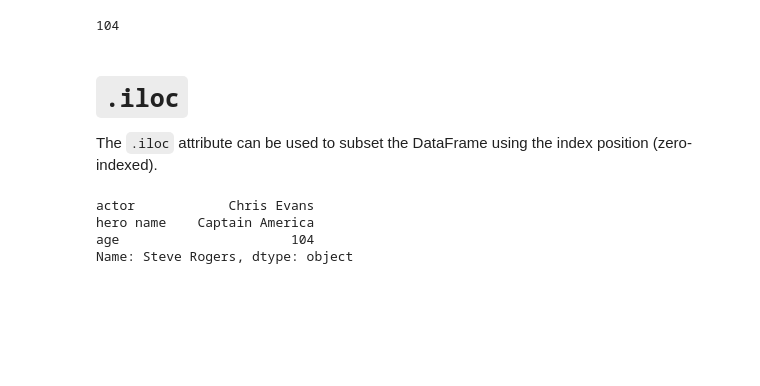
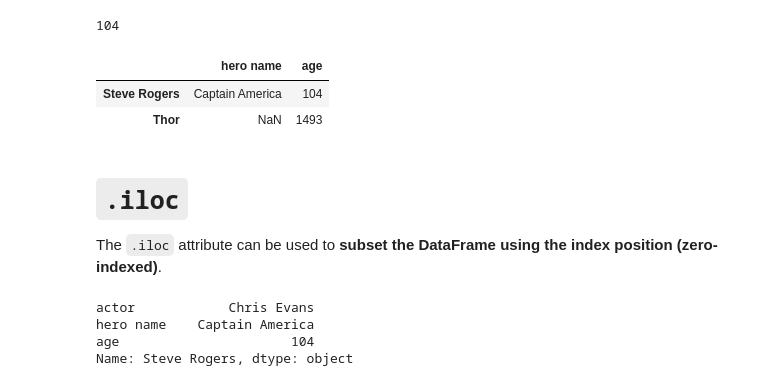
Before and after one commit to tunsulangi/2024-sp-stats21, a Jupyter notebook: 5-1_Pandas_Basics.ipynb, the cells around one changed output. Saved outputs shown, nothing was run; the diff lists cells and outputs as text; code cells hidden in the pictures; blank space fills up the shorter version.

```diff
--- a/5-1_Pandas_Basics.ipynb
+++ b/5-1_Pandas_Basics.ipynb
@@ -409,10 +451,16 @@ print(type(avengers.loc[:,'age'].values))
 avengers.loc['Steve Rogers','age']  # you can provide a pair of 'coordinates' to get a particular value
 # %% [output]
 104
+# %%
+avengers.loc['Steve Rogers':'Thor', 'hero name':'age']
+# %% [output]
+|  | hero name | age |
+| Steve Rogers | Captain America | 104 |
+| Thor | NaN | 1493 |
 # %% [markdown]
 # `.iloc`
 
-The `.iloc` attribute can be used to subset the DataFrame using the index position (zero-indexed).
+The `.iloc` attribute can be used to **subset the DataFrame using the index position (zero-indexed)**.
 # %%
 avengers.iloc[3,] # subset based on index location
 # %% [output]
```
Also changed, not shown: parts of 40 cells of this notebook.
